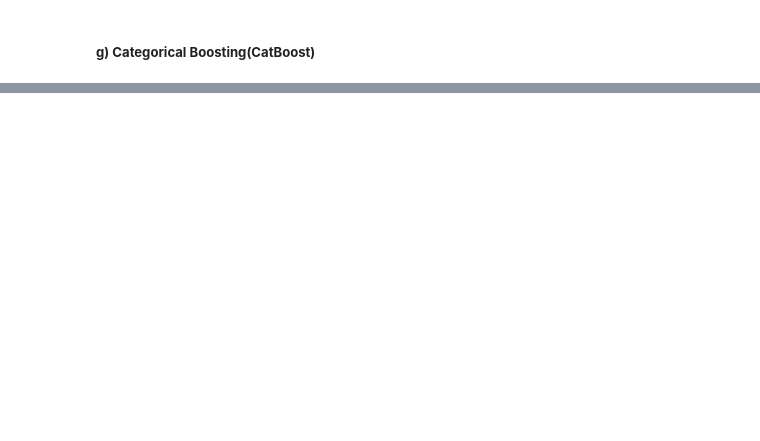
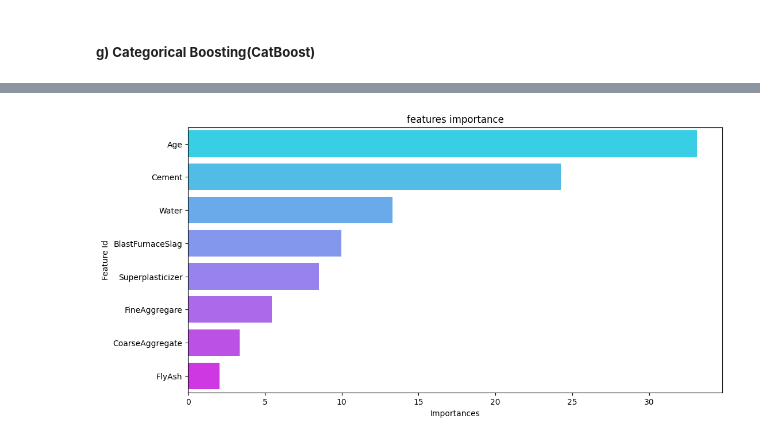
Before and after one commit to Ananjou/Memoire_Master2, a Jupyter notebook: Presentation_avancement_test_de_modele.ipynb, the cells around one changed output, grey strips where cells are left out. Drawn from its saved outputs; the diff is of its cells as text; code cells hidden in the pictures; blank space fills up the shorter version.

```diff
--- a/Presentation_avancement_test_de_modele.ipynb
+++ b/Presentation_avancement_test_de_modele.ipynb
@@ -431,14 +421,18 @@ plt.show()
 # %% [markdown]
 ##### **e) Extreme Gradient Boosting(XGBoost)**
 # %%
-# from sklearn.ensemble import XGBRegressor
 
-# xgbr = XGBRegressor(n_estimators=100, random_state=0)
-# xgbr.fit(X_train, y_train)
-# y_pred_xgbr=xgbr.predict(X_test)
-# xgbr_r2=xgbr.score(X_test,y_test)
+import xgboost as xgb
+from xgboost import XGBRegressor
 
-# print("Model \t\t\t\t\t R2")
-# print(" Extreme Gradient Boosting Regressor \t\t{:.2f}".format(xgbr_r2))
-# import lightgbm as lgb
-import scipy as scp
+xgbr = XGBRegressor(n_estimators=1000, random_state=0)
+xgbr.fit(X_train, y_train)
+y_pred_xgbr=xgbr.predict(X_test)
+xgbr_r2=xgbr.score(X_test,y_test)
+xgbr_r1=xgbr.score(X_train,y_train)
+
+print("Model \t\t\t\t\t\t Phase \t\t\t R2")
+
+print(" Extreme Gradient Boosting Regressor \t\t Train \t\t\t{:.2f}".format(xgbr_r1))
+
+print(" Extreme Gradient Boosting Regressor \t\t Test\t\t\t{:.2f}".format(xgbr_r2))
@@ -465,2 +459,14 @@ SyntaxError: invalid syntax (<ipython-input-52-a23430afdb92>, line 1)
 # %% [markdown]
 ##### **g) Categorical Boosting(CatBoost)**
+# %%
+import catboost as catb
+from catboost import CatBoostRegressor
+catbr = CatBoostRegressor(n_estimators=1000, random_state=0)
+catbr.fit(X_train, y_train)
+y_pred_catbr=catbr.predict(X_test)
+catbr_r1=catbr.score(X_train,y_train)
+catbr_r2=catbr.score(X_test,y_test)
+
+print("Model \t\t\t\t\t\t Phase \t\t\t R2")
+print(" Extreme Gradient Boosting Regressor \t\t Train \t\t\t{:.2f}".format(catbr_r1))
+print(" Extreme Gradient Boosting Regressor \t\t Test\t\t\t{:.2f}".format(catbr_r2))
@@ -466,0 +491,10 @@ SyntaxError: invalid syntax (<ipython-input-52-a23430afdb92>, line 1)
+# %%
+# Create a dataframe of feature importance
+df_feature_importance = pd.DataFrame(catbr.get_feature_importance(prettified=True))
+#plotting feature importance
+plt.figure(figsize=(12, 6))
+feature_plot= sns.barplot(x="Importances", y="Feature Id", data=df_feature_importance,palette="cool")
+plt.title('features importance')
+plt.show()
+# %% [output]
+[figure, added]
```
Also changed, not shown: parts of 11 cells of this notebook, 12 other files.
